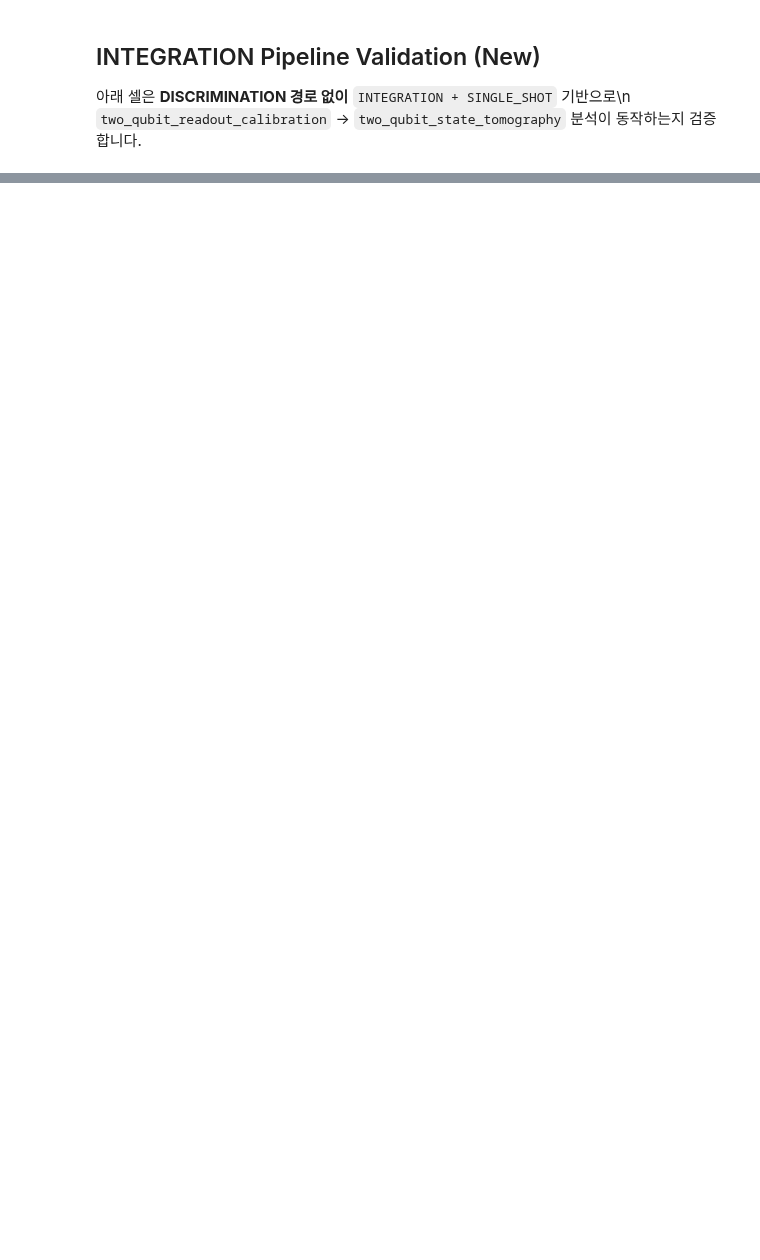
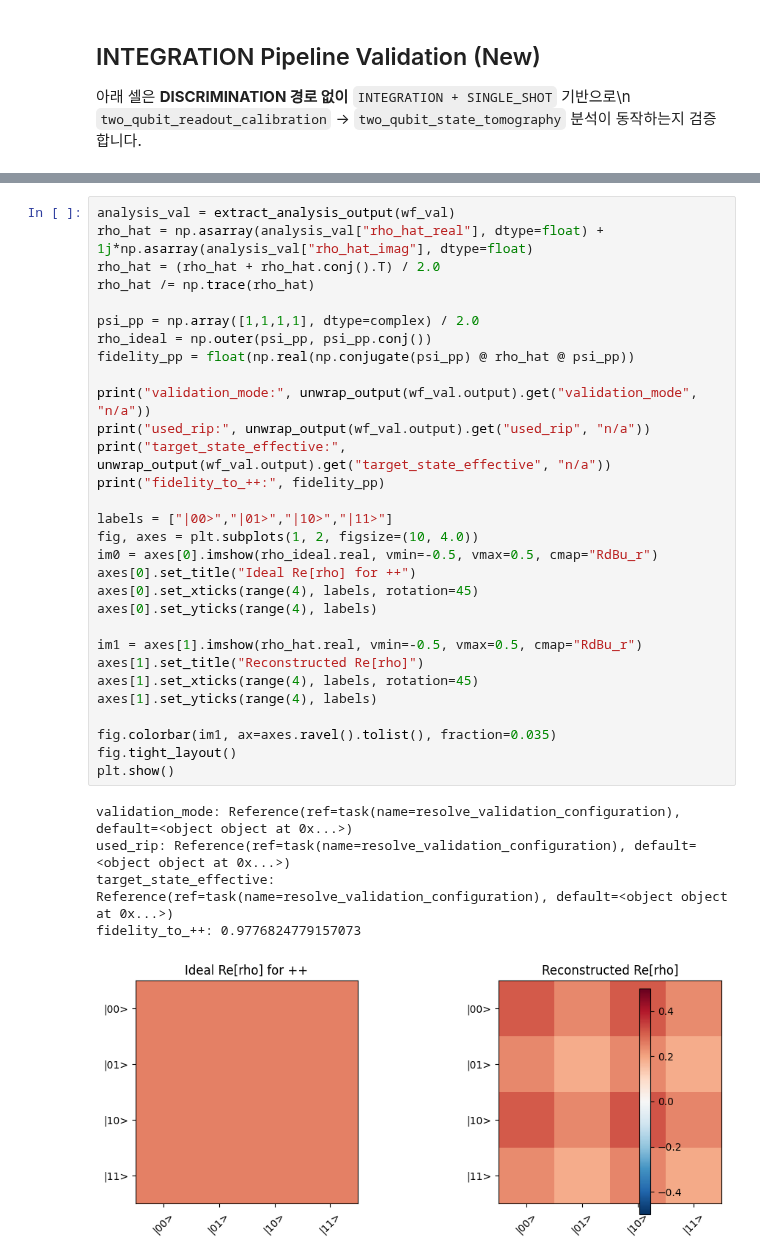
Before and after one commit to yalgaeahn/qubit-experiment, a Jupyter notebook: examples/selectiveRIP/2Q_QST_TEST_NEW.ipynb, the cells around one changed output, grey strips where cells are left out. Drawn from its saved outputs; the diff is of its cells as text; blank space fills up the shorter version.

```diff
--- a/examples/selectiveRIP/2Q_QST_TEST_NEW.ipynb
+++ b/examples/selectiveRIP/2Q_QST_TEST_NEW.ipynb
@@ -765,0 +645,36 @@ plt.show()
+# %%
+analysis_val = extract_analysis_output(wf_val)
+rho_hat = np.asarray(analysis_val["rho_hat_real"], dtype=float) + 1j*np.asarray(analysis_val["rho_hat_imag"], dtype=float)
+rho_hat = (rho_hat + rho_hat.conj().T) / 2.0
+rho_hat /= np.trace(rho_hat)
+
+psi_pp = np.array([1,1,1,1], dtype=complex) / 2.0
+rho_ideal = np.outer(psi_pp, psi_pp.conj())
+fidelity_pp = float(np.real(np.conjugate(psi_pp) @ rho_hat @ psi_pp))
+
+print("validation_mode:", unwrap_output(wf_val.output).get("validation_mode", "n/a"))
+print("used_rip:", unwrap_output(wf_val.output).get("used_rip", "n/a"))
+print("target_state_effective:", unwrap_output(wf_val.output).get("target_state_effective", "n/a"))
+print("fidelity_to_++:", fidelity_pp)
+
+labels = ["|00>","|01>","|10>","|11>"]
+fig, axes = plt.subplots(1, 2, figsize=(10, 4.0))
+im0 = axes[0].imshow(rho_ideal.real, vmin=-0.5, vmax=0.5, cmap="RdBu_r")
+axes[0].set_title("Ideal Re[rho] for ++")
+axes[0].set_xticks(range(4), labels, rotation=45)
+axes[0].set_yticks(range(4), labels)
+
+im1 = axes[1].imshow(rho_hat.real, vmin=-0.5, vmax=0.5, cmap="RdBu_r")
+axes[1].set_title("Reconstructed Re[rho]")
+axes[1].set_xticks(range(4), labels, rotation=45)
+axes[1].set_yticks(range(4), labels)
+
+fig.colorbar(im1, ax=axes.ravel().tolist(), fraction=0.035)
+fig.tight_layout()
+plt.show()
+# %% [output]
+validation_mode: Reference(ref=task(name=resolve_validation_configuration), default=<object object at 0x...>)
+used_rip: Reference(ref=task(name=resolve_validation_configuration), default=<object object at 0x...>)
+target_state_effective: Reference(ref=task(name=resolve_validation_configuration), default=<object object at 0x...>)
+fidelity_to_++: 0.9776824779157073
+[figure, added]
```
Also changed, not shown: parts of 19 cells of this notebook, 11 other files.
